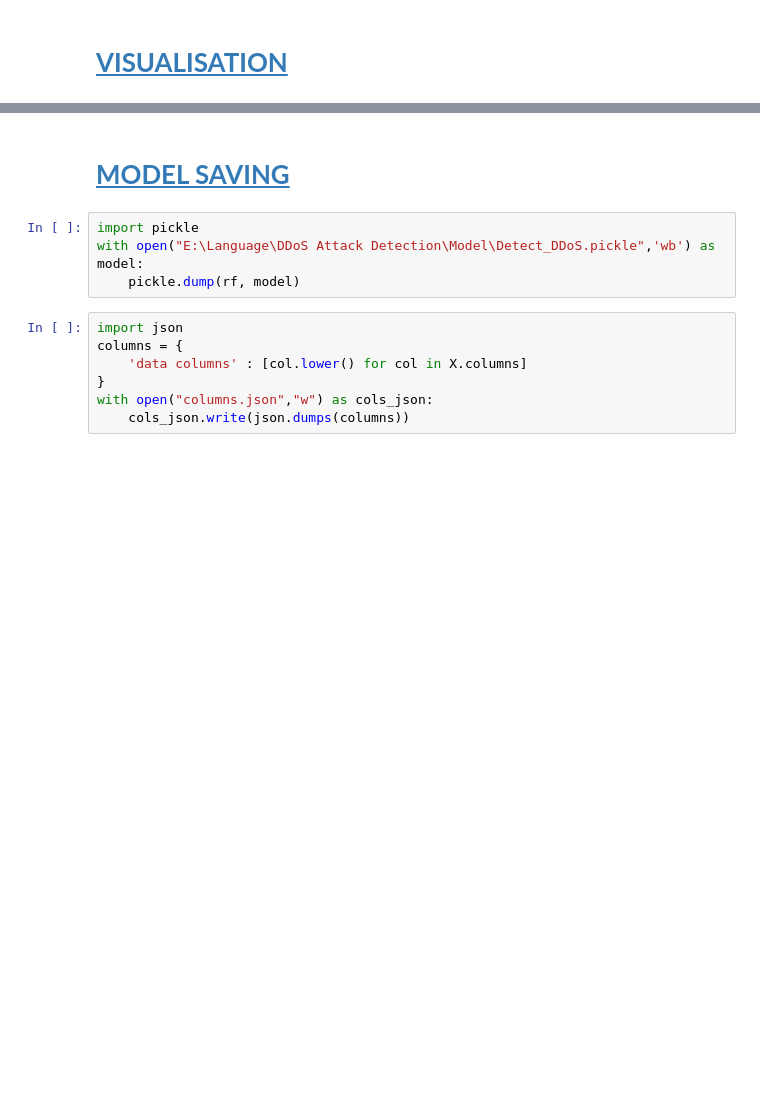
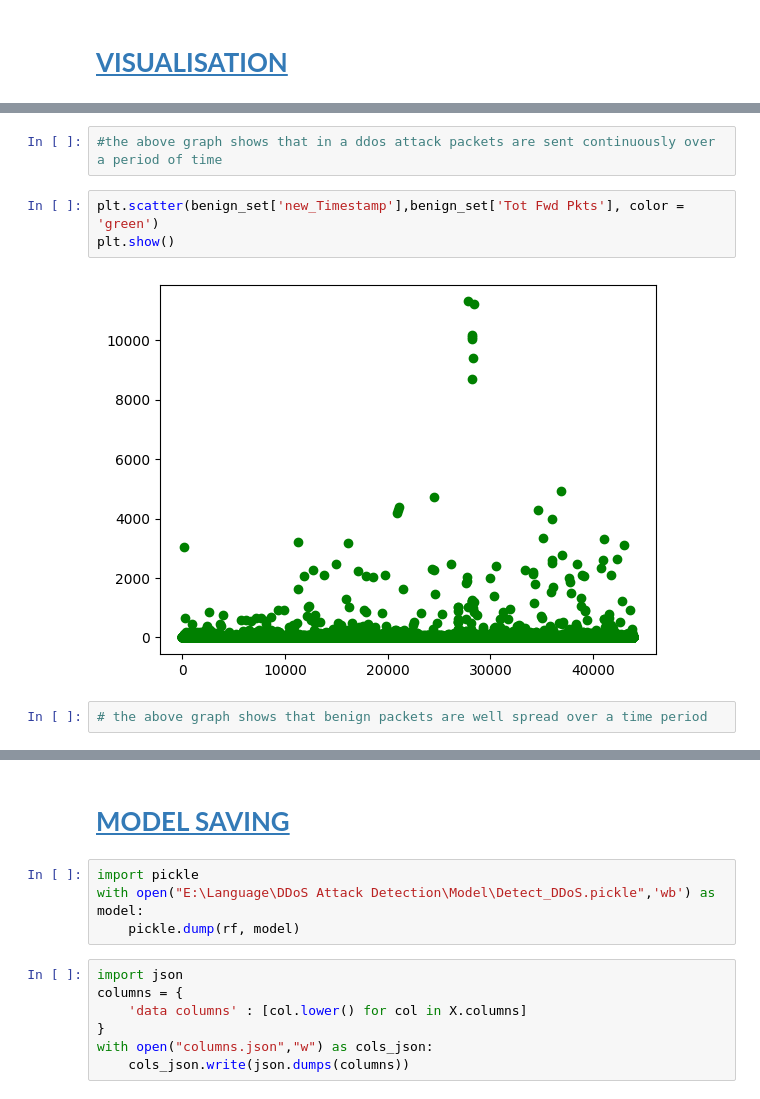
Before and after one commit to k1voh/DDoS-Attack-Detection-Using-Machine-Learning, a Jupyter notebook: Model/model.ipynb, the cells around one changed output, grey strips where cells are left out. Cells and saved outputs as stored; diff of their text form; blank space fills up the shorter version.

```diff
--- a/Model/model.ipynb
+++ b/Model/model.ipynb
@@ -281,0 +320,9 @@ Random Forest Accuracy: 86.50%
+# %%
+#the above graph shows that in a ddos attack packets are sent continuously over a period of time
+# %%
+plt.scatter(benign_set['new_Timestamp'],benign_set['Tot Fwd Pkts'], color = 'green')
+plt.show()
+# %% [output]
+[figure, added]
+# %%
+# the above graph shows that benign packets are well spread over a time period
```
Also changed, not shown: parts of 10 cells of this notebook, 2 other files.
